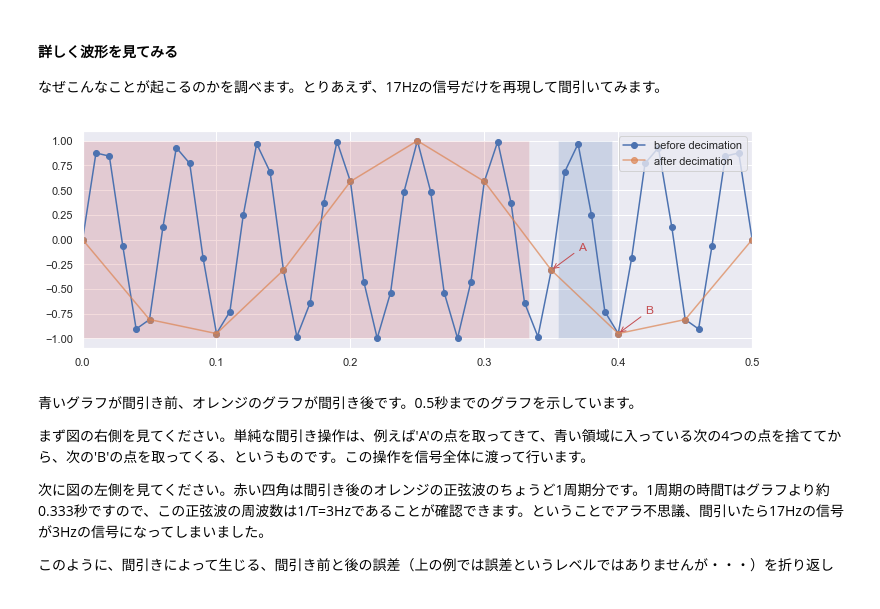
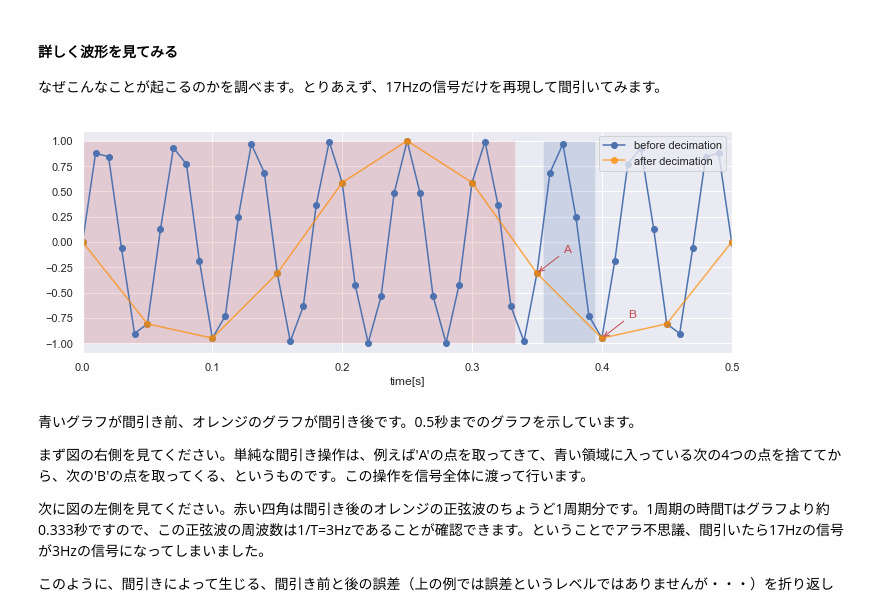
Before and after one commit to murmur1975/macroAC, a Jupyter notebook: decimation.ipynb, the cells around one changed output. Cells and saved outputs as stored; diff of their text form; code cells hidden in the pictures.

```diff
--- a/decimation.ipynb
+++ b/decimation.ipynb
@@ -87,23 +103,23 @@ plt.show()
 # %%
 # 信号の生成
 yy = np.sin(2*np.pi*17*t)
 yy_ = yy[::5]
 
 # プロット
-sb.set()
-ax, fig = plt.subplots(figsize=(12,4))
+fig, ax = plt.subplots(figsize=(10,4))
 plt.plot(t,yy, '-o')  # 時間波形のプロット
-plt.plot(t_,yy_, '-o', alpha=0.7)
+plt.plot(t_,yy_, '-o',color='darkorange', alpha=0.7)
 plt.xlim(0,0.5)  # 0-0.5秒に制限
 plt.legend(['before decimation','after decimation'], loc=1)
 plt.fill([0.355, 0.355, 0.395, 0.395],[-1,1,1,-1],alpha=0.2)
 plt.fill([0, 0, 0.333, 0.333],[-1,1,1,-1],'r',alpha=0.2)
-#plt.fill([0.145, 0.145, 0.155, 0.155],[-1,1,1,-1],'r',alpha=0.2)
 plt.annotate('A', xy=(t_[7],yy_[7]), xytext=(t_[7]+0.02,yy_[7]+0.2), color='r', arrowprops=dict(arrowstyle='->',color='r'))
 plt.annotate('B', xy=(t_[8],yy_[8]), xytext=(t_[8]+0.02,yy_[8]+0.2), color='r', arrowprops=dict(arrowstyle='->',color='r'))
+plt.xlabel('time[s]')
+plt.tight_layout()
 plt.show()
 # %% [output]
-[figure, old version]
+[figure, new version]
 # %% [markdown]
 青いグラフが間引き前、オレンジのグラフが間引き後です。0.5秒までのグラフを示しています。
 
```
Also changed, not shown: parts of 11 cells of this notebook, 3 other files.
